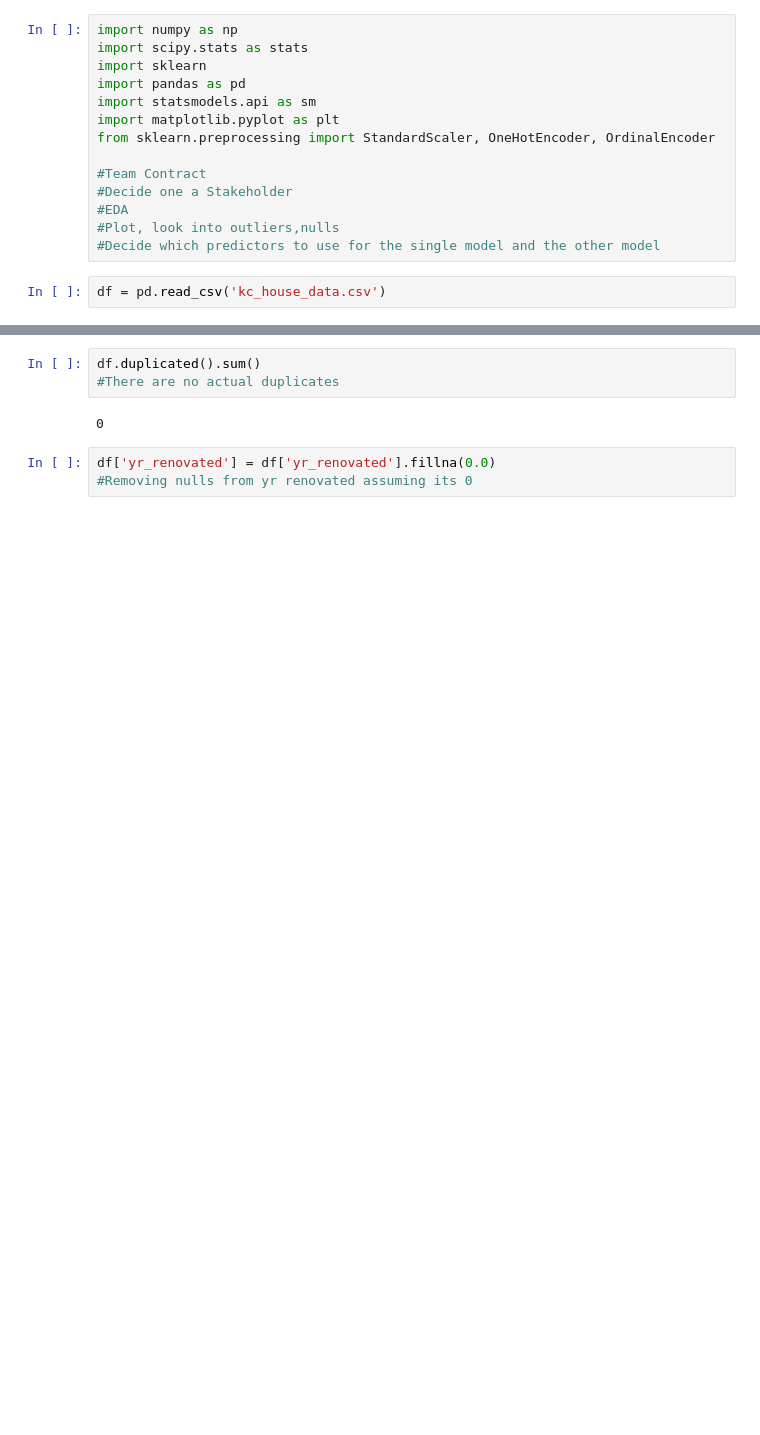
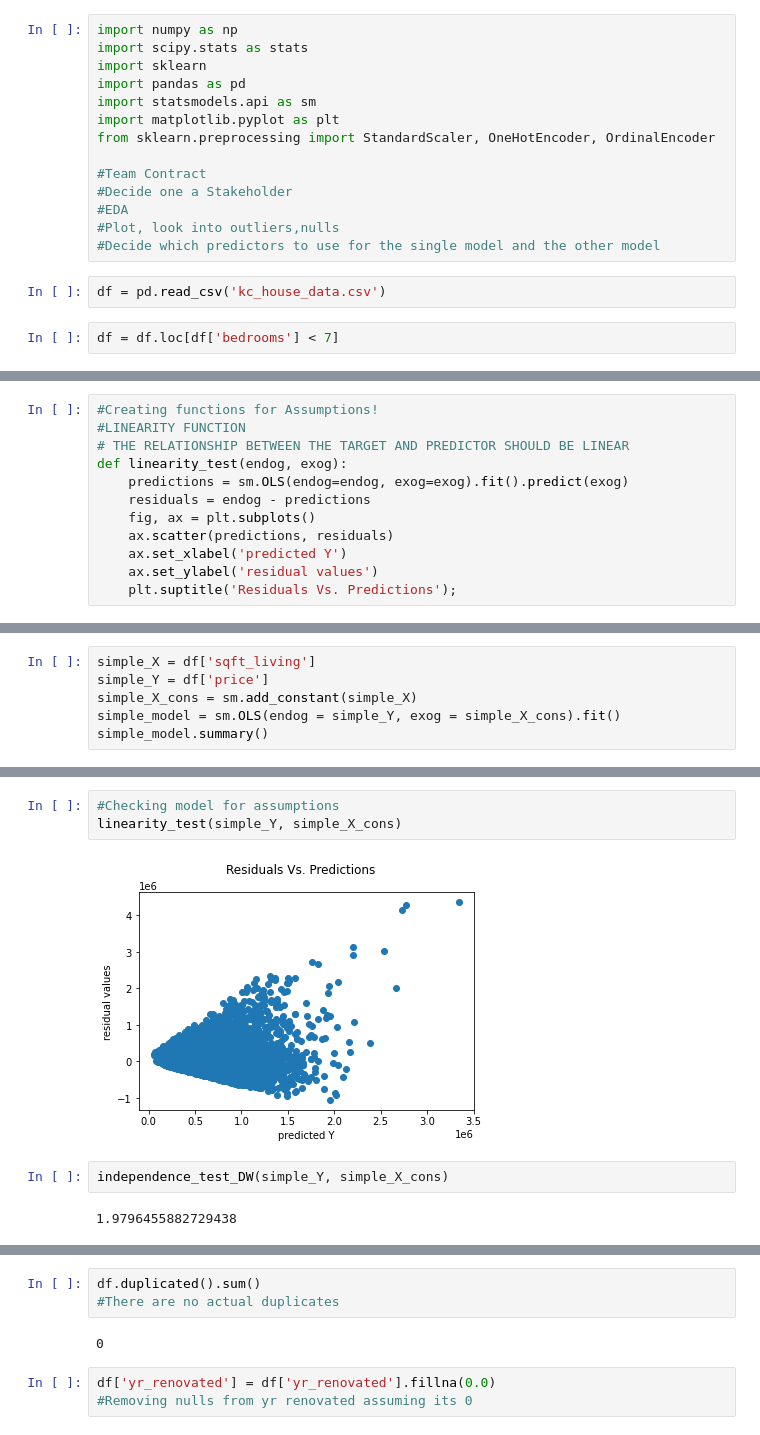
Before and after one commit to anita-camlic/Kings_County_Housing_Analysis, a Jupyter notebook: Awesome Notebook.ipynb, the cells around one changed output, grey strips where cells are left out. Cells and saved outputs as stored; diff of their text form; blank space fills up the shorter version.

Commit message:
added assumptions and made models were doing great

```diff
--- a/Awesome Notebook.ipynb
+++ b/Awesome Notebook.ipynb
@@ -14,6 +14,8 @@ from sklearn.preprocessing import StandardScaler, OneHotEncoder, OrdinalEncoder
 #Decide which predictors to use for the single model and the other model
 # %%
 df = pd.read_csv('kc_house_data.csv')
+# %%
+df = df.loc[df['bedrooms'] < 7]
 # %%
 # exploratory
 df.head()
@@ -27,0 +30,12 @@ df.head()
+# %%
+#Creating functions for Assumptions!
+#LINEARITY FUNCTION
+# THE RELATIONSHIP BETWEEN THE TARGET AND PREDICTOR SHOULD BE LINEAR
+def linearity_test(endog, exog):
+    predictions = sm.OLS(endog=endog, exog=exog).fit().predict(exog)
+    residuals = endog - predictions
+    fig, ax = plt.subplots()
+    ax.scatter(predictions, residuals)
+    ax.set_xlabel('predicted Y')
+    ax.set_ylabel('residual values')
+    plt.suptitle('Residuals Vs. Predictions');
@@ -27,0 +74,6 @@ df.head()
+# %%
+simple_X = df['sqft_living']
+simple_Y = df['price']
+simple_X_cons = sm.add_constant(simple_X)
+simple_model = sm.OLS(endog = simple_Y, exog = simple_X_cons).fit()
+simple_model.summary()
@@ -27,0 +102,9 @@ df.head()
+# %%
+#Checking model for assumptions
+linearity_test(simple_Y, simple_X_cons)
+# %% [output]
+[figure, added]
+# %%
+independence_test_DW(simple_Y, simple_X_cons)
+# %% [output]
+1.9796455882729438
```
Also changed, not shown: parts of 51 cells of this notebook.
